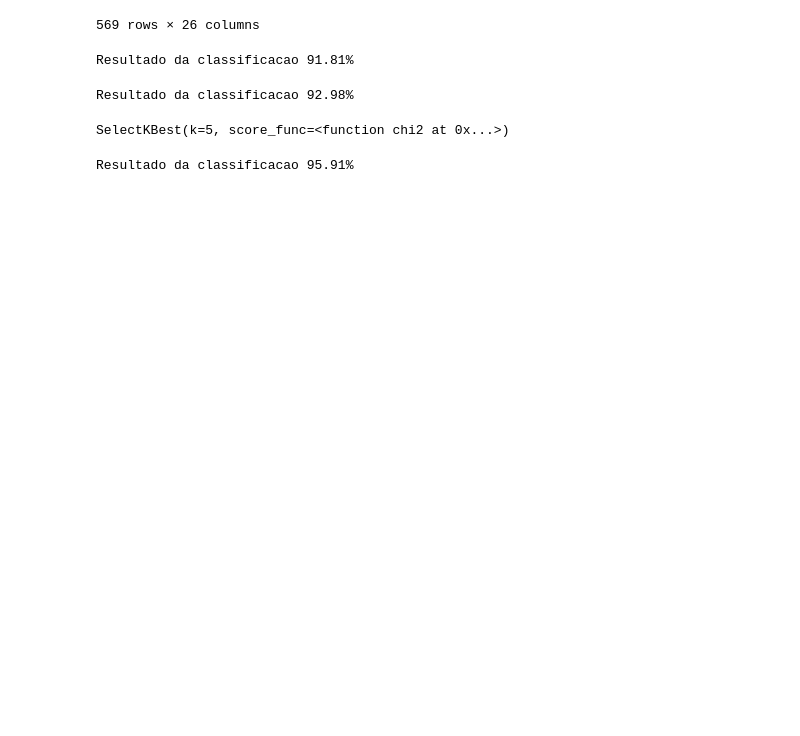
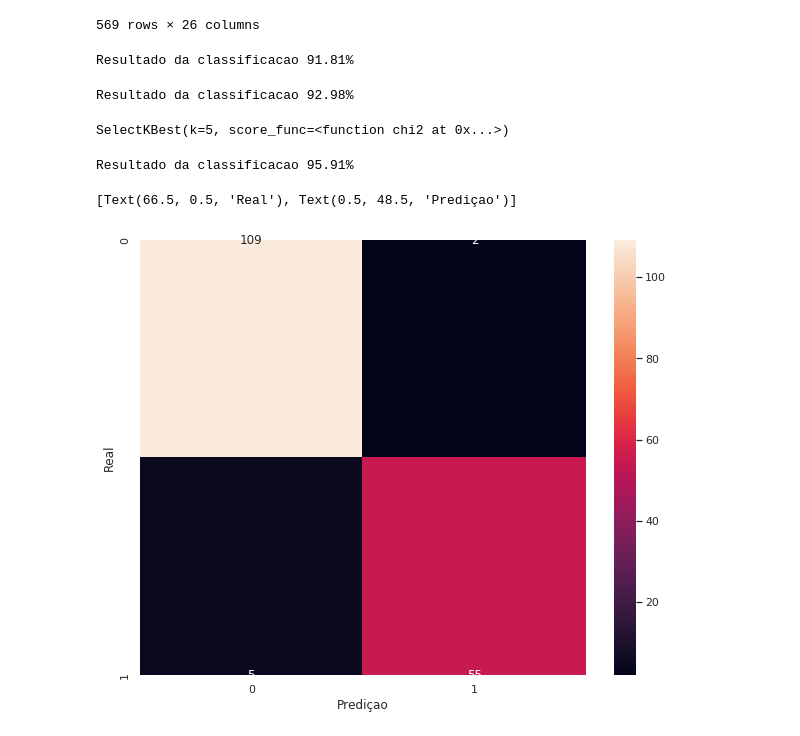
Before and after one commit to higornucci/cnn-keras, a Jupyter notebook: alg-rasos/alura-care.ipynb, the cells around one changed output. Saved outputs shown, nothing was run; the diff lists cells and outputs as text; code cells hidden in the pictures; blank space fills up the shorter version.

Commit message:
uso de matriz de confusao para visualizacao do resultado

```diff
--- a/alg-rasos/alura-care.ipynb
+++ b/alg-rasos/alura-care.ipynb
@@ -236,3 +236,13 @@ classificador.fit(treino_kbest, treino_y)
 print("Resultado da classificacao %.2f%%" %(classificador.score(teste_kbest, teste_y)*100))
 # %% [output]
 Resultado da classificacao 95.91%
+# %%
+from sklearn.metrics import confusion_matrix
+
+matriz_confusao = confusion_matrix(teste_y, classificador.predict(teste_kbest))
+plt.figure(figsize=(10, 8))
+sns.set()
+sns.heatmap(matriz_confusao, annot=True, fmt='d').set(xlabel="Prediçao", ylabel="Real")
+# %% [output]
+[Text(66.5, 0.5, 'Real'), Text(0.5, 48.5, 'Prediçao')]
+[figure, added]
```
